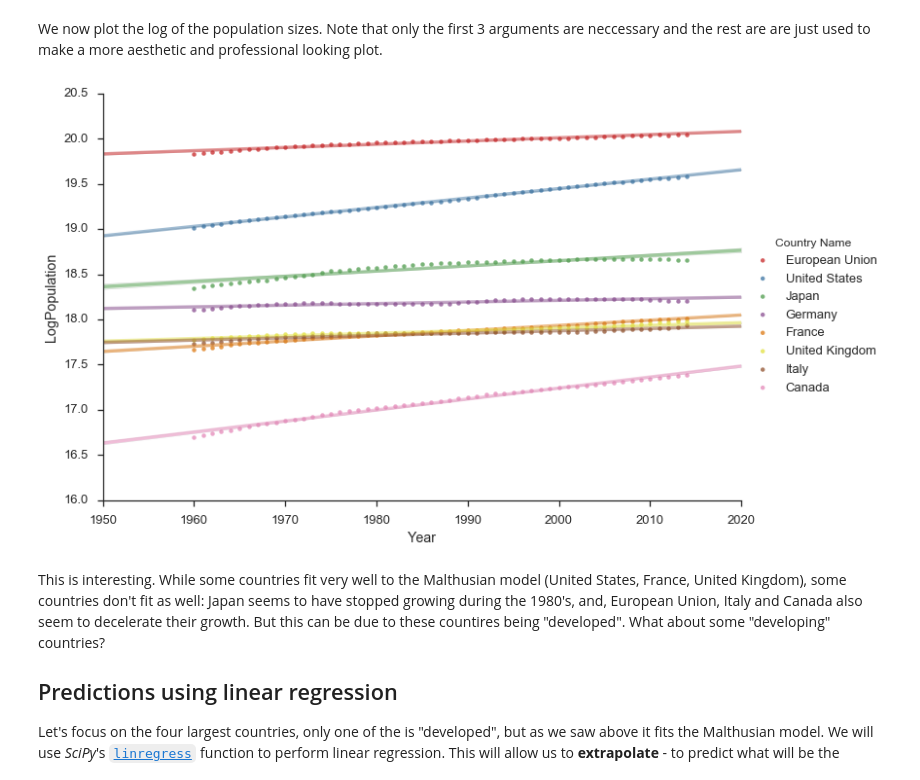
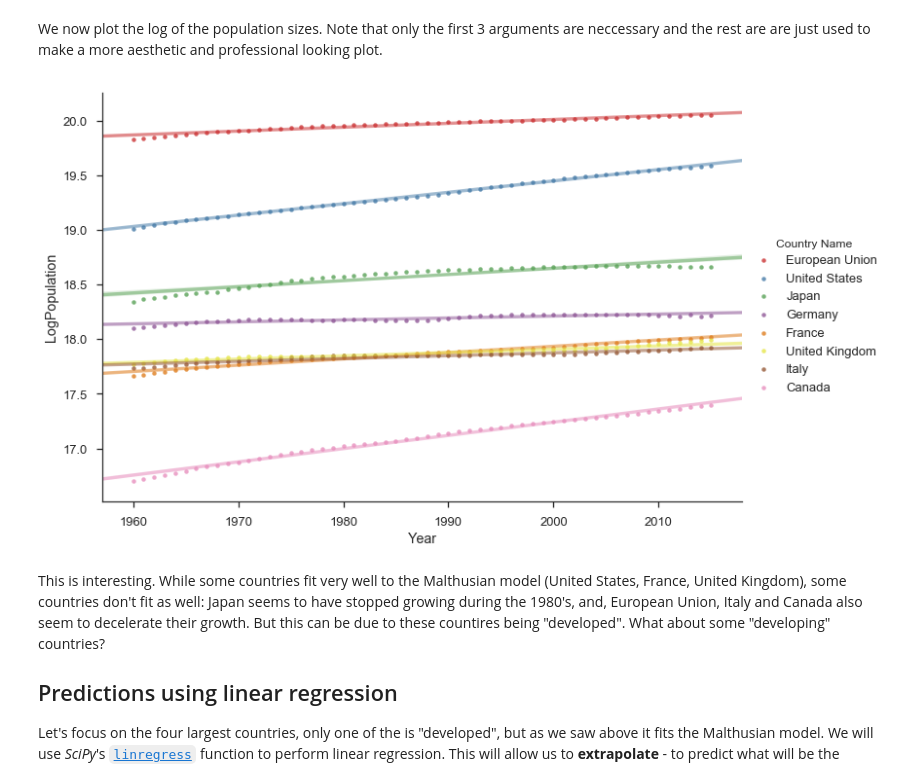
Before and after one commit to yoavram/Py4Eng, a Jupyter notebook: sessions/curve-fitting.ipynb, the cells around one changed output. Saved outputs shown, nothing was run; the diff lists cells and outputs as text; code cells hidden in the pictures.

```diff
--- a/sessions/curve-fitting.ipynb
+++ b/sessions/curve-fitting.ipynb
@@ -63,9 +62,10 @@ Metadata_Country_bb36fae8-6c65-40c1-81bb-d814a595a46a_v2.csv
 # %%
 with zipfile.ZipFile(fname) as z:
-    f = z.open('bb36fae8-6c65-40c1-81bb-d814a595a46a_v2.csv')
+#     print(z.filelist)
+    f = z.open('API_SP.POP.TOTL_DS2_en_csv_v2.csv')
     df = pd.read_csv(f, skiprows=3)
-    df.drop('2015', axis=1, inplace=True)
-    df.drop('Unnamed: 60', axis=1, inplace=True)
+    df.drop('2016', axis=1, inplace=True)
+    df.drop('Unnamed: 61', axis=1, inplace=True)
 df.head()
 # %% [output]
 |  | Country Name | Country Code | Indicator Name | Indicator Code | 1960 | 1961 | 1962 | 1963 | ... |
@@ -221,16 +221,17 @@ We now plot the log of the population sizes. Note that only the first 3 argument
 # %%
 sns.lmplot(
     x='Year',
     y='LogPopulation',
     hue='Country Name',
     data=G8,
     size=7,
     aspect=1.5,
-    line_kws={'alpha':0.5},
+    line_kws={'alpha': 0.5},
+    scatter_kws={'s': 20},
     hue_order=G8_countries
 );
 # %% [output]
-[figure, old version]
+[figure, new version]
 # %% [markdown]
 This is interesting. While some countries fit very well to the Malthusian model (United States, France, United Kingdom), some countries don't fit as well: Japan seems to have stopped growing during the 1980's, and, European Union, Italy and Canada also seem to decelerate their growth. But this can be due to these countires being "developed". What about some "developing" countries?
 
```
Also changed, not shown: parts of 21 cells of this notebook.
